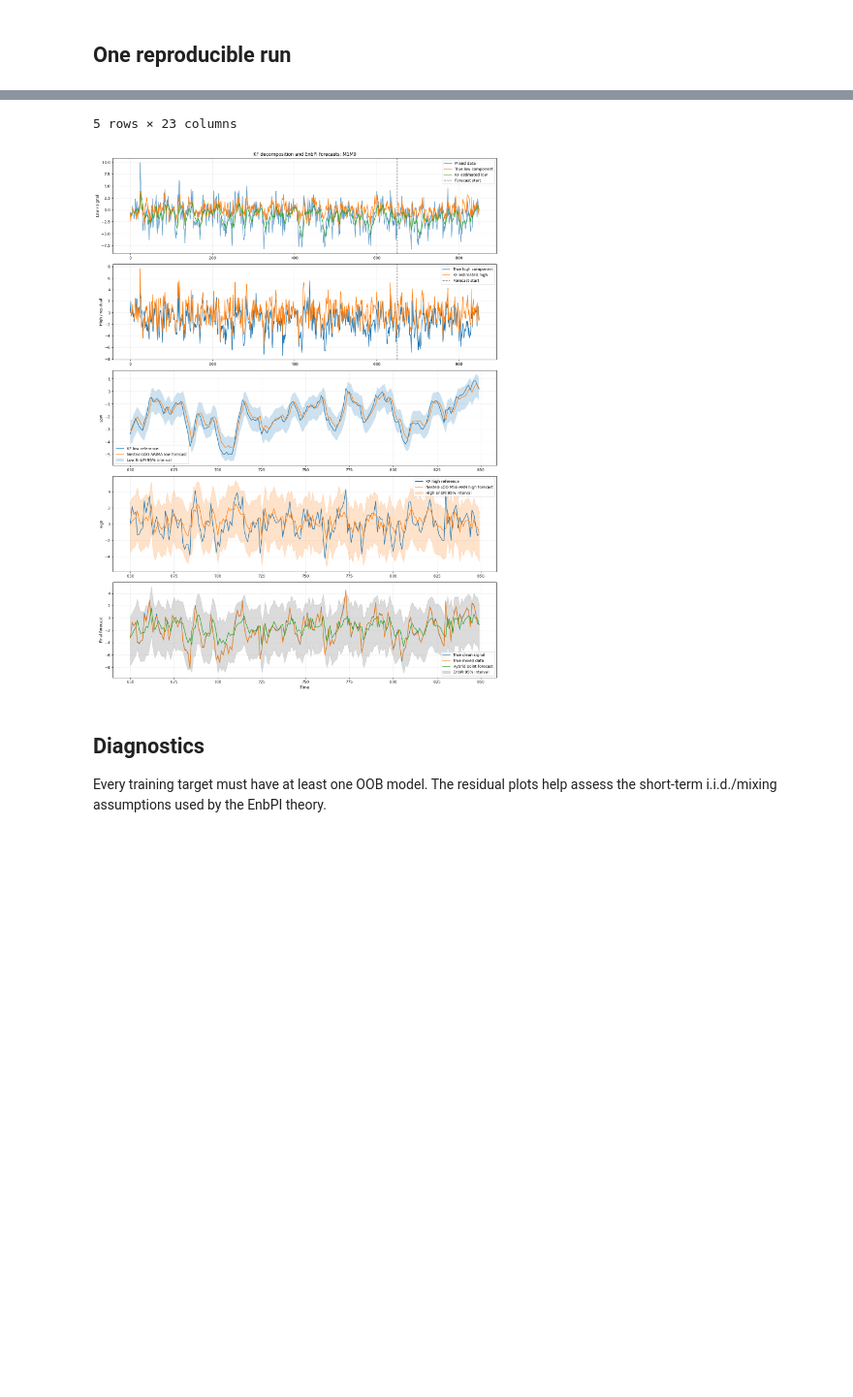
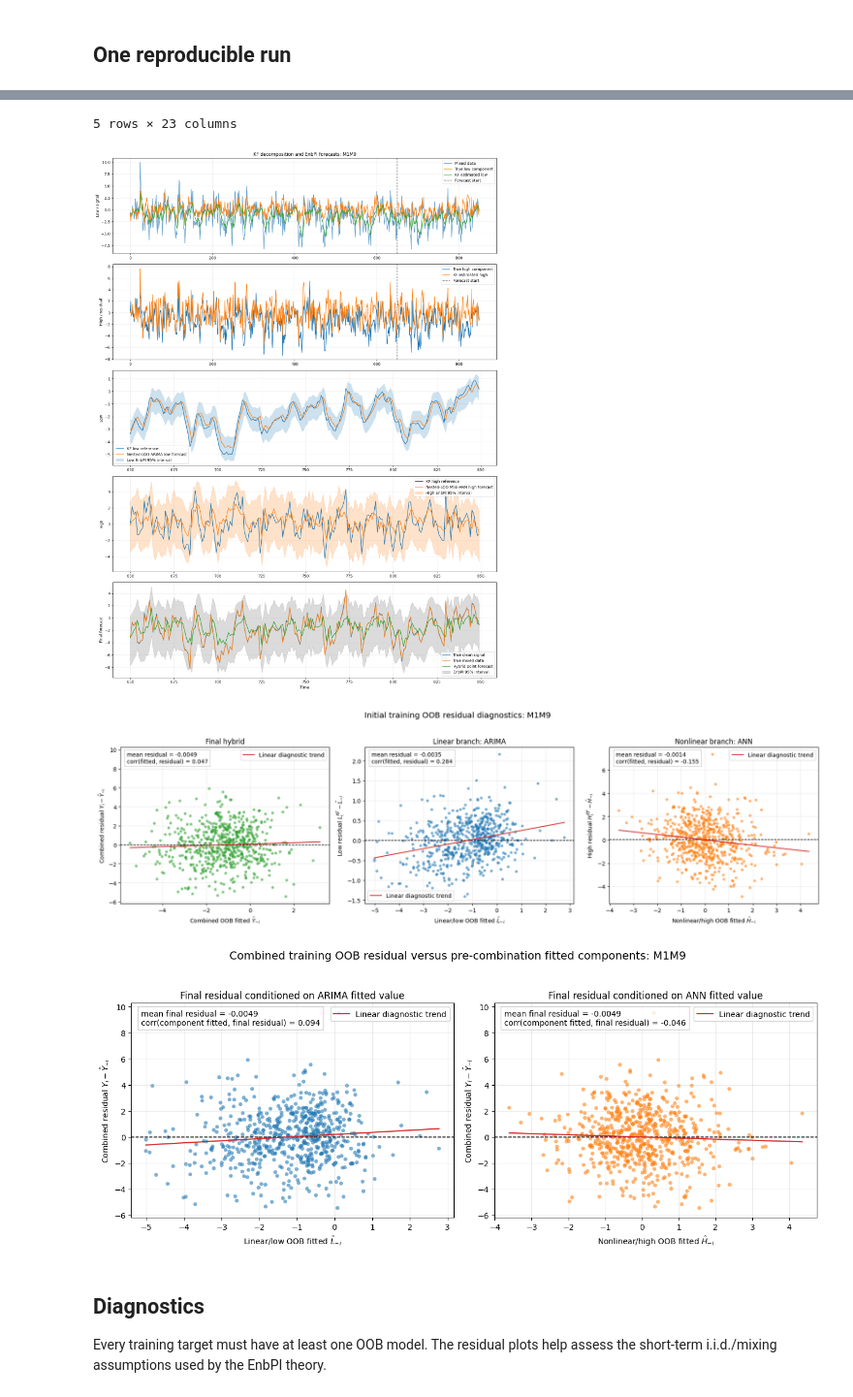
Before and after one commit to reset2626/project, a Jupyter notebook: meeting/notebooks/experiments/m1m9/EnbPI/KF_m1m9_EnbPI.ipynb, the cells around one changed output, grey strips where cells are left out. Shown at 97% size. Cells and saved outputs as stored; diff of their text form; code cells hidden in the pictures; blank space fills up the shorter version.

```diff
--- a/meeting/notebooks/experiments/m1m9/EnbPI/KF_m1m9_EnbPI.ipynb
+++ b/meeting/notebooks/experiments/m1m9/EnbPI/KF_m1m9_EnbPI.ipynb
@@ -56,32 +60,36 @@ horizon = 200
 # %%
 result = simulate_and_run(
     'm1m9', train_size=train_size, horizon=horizon, config=config, data_seed=2026
 )
 print(f'Actual result: train_size={result.train_size}, forecast_start={result.test_times[0]}, total_length={len(result.observed)}')
 final_summary, component_summary = result.summary_tables()
 print(f'Data seed={result.data_seed}, ensemble seed={result.config.random_state}')
 display(final_summary)
 display(component_summary)
 display(result.frame().head())
 plot_result(result);
+plot_oob_residual_diagnostics(result);
+plot_combined_oob_residual_by_component_fitted(result);
 # %% [output]
 Actual result: train_size=650, forecast_start=650, total_length=850
 Data seed=2026, ensemble seed=1234
 |  | model | data_seed | ensemble_seed | arima_order | mse | rmse | coverage_percent | mean_width | ... |
 | 0 | m1m9 | 2026 | 1234 | (2, 0, 0) | 3.5501 | 1.8842 | 97.5 | 7.9512 | ... |
 |  | component | reference | mse | rmse | coverage_percent | enbpi_mean_width | mean_beta | ... |
 | 0 | low_arima | kalman_low | 0.1990 | 0.4460 | 96.0 | 1.8624 | 0.0200 | ... |
 | 1 | high_ann_mse | kalman_high | 2.3045 | 1.5180 | 96.5 | 6.2729 | 0.0218 | ... |
 | 2 | low_arima | true_low | 5.1607 | 2.2717 | 34.0 | 1.8624 | 0.0200 | ... |
 | 3 | high_ann_mse | true_high | 7.9672 | 2.8226 | 77.5 | 6.2729 | 0.0218 | ... |
 |  | time | truth | point | lower | upper | low_reference | low_point | low_lower | low_upper | ... |
 | 0 | 650 | -3.2309 | -3.1446 | -7.7510 | 0.2951 | -3.3591 | -3.0519 | -4.1395 | -2.2460 | ... |
 | 1 | 651 | -0.6386 | -2.6481 | -7.2519 | 0.7942 | -2.8150 | -3.0418 | -4.1293 | -2.2359 | ... |
 | 2 | 652 | -1.3044 | -2.0652 | -6.6689 | 1.3772 | -2.5129 | -2.5992 | -3.6867 | -1.7933 | ... |
 | 3 | 653 | -0.6474 | -1.5626 | -6.1682 | 1.8778 | -2.1398 | -2.3319 | -3.4194 | -1.5260 | ... |
 | 4 | 654 | -3.7916 | -0.3431 | -4.9518 | 3.0943 | -2.4702 | -2.0169 | -3.1044 | -1.2110 | ... |
 5 rows × 23 columns
 [figure]
+[figure, added]
+[figure, added]
 # %% [markdown]
 ## Diagnostics
 Every training target must have at least one OOB model. The residual plots help assess the short-term i.i.d./mixing assumptions used by the EnbPI theory.
```
Also changed, not shown: parts of 4 cells of this notebook, 13 other files.
